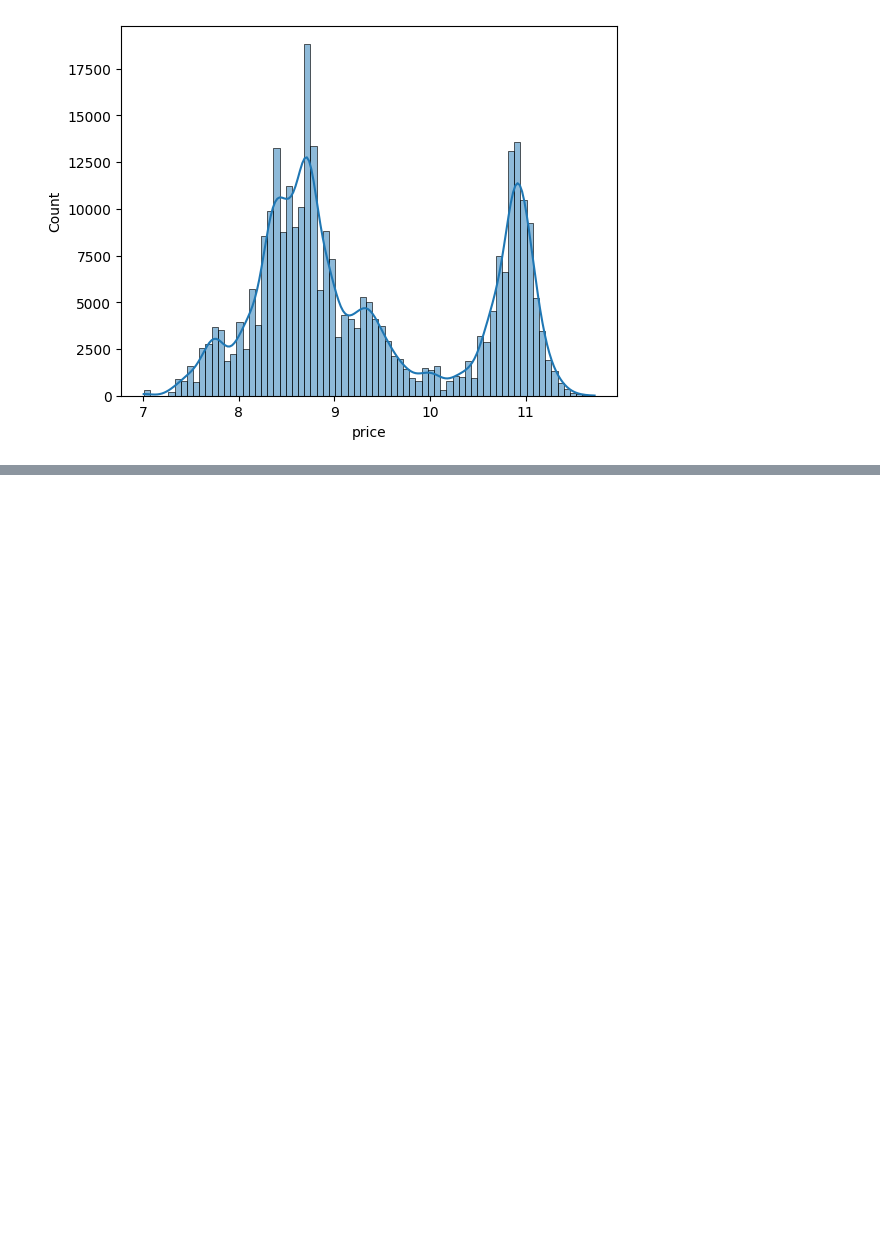
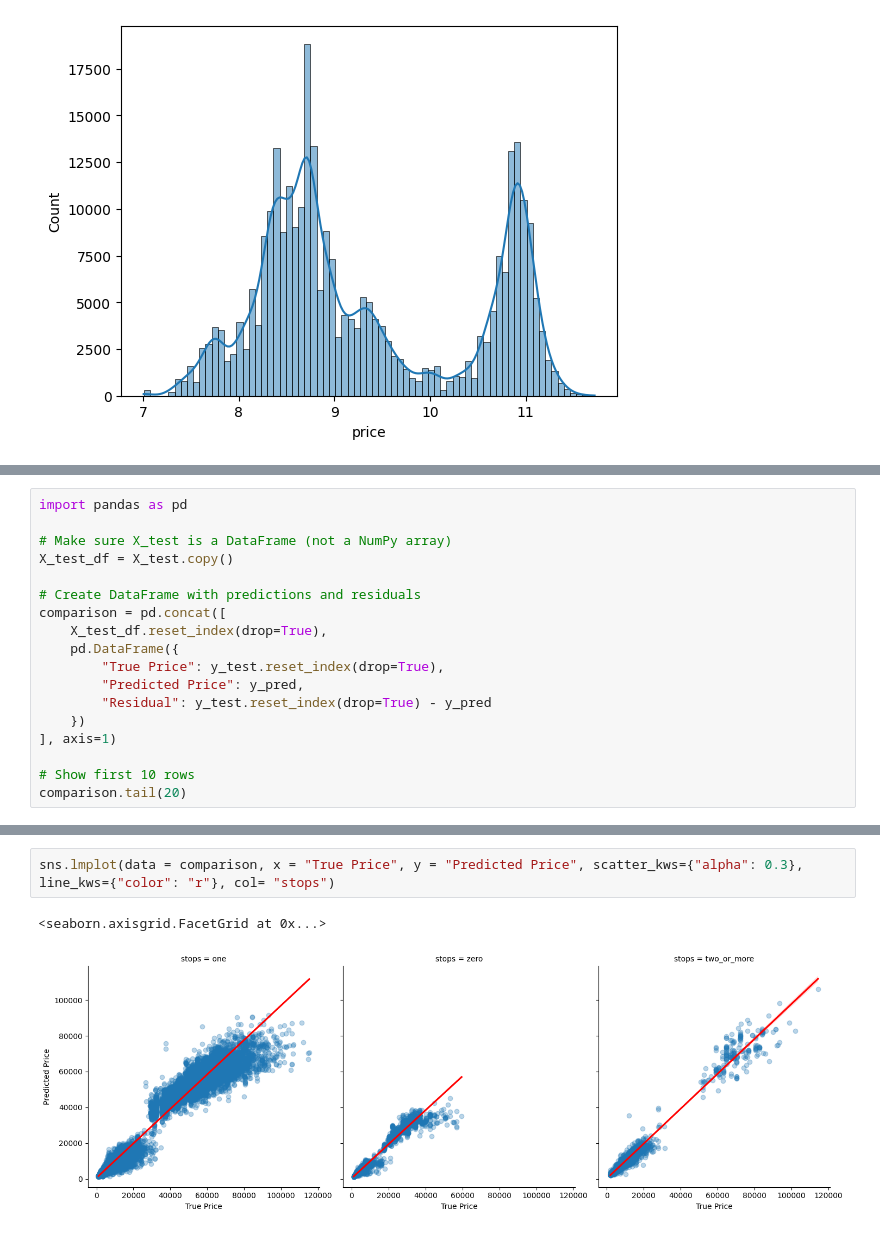
Before and after one commit to ChannMyae-Zaw/airplane-price-prediction, a Jupyter notebook: notebooks/02_model_experiments.ipynb, the cells around one changed output, grey strips where cells are left out. Drawn from its saved outputs; the diff is of its cells as text; blank space fills up the shorter version.

```diff
--- a/notebooks/02_model_experiments.ipynb
+++ b/notebooks/02_model_experiments.ipynb
@@ -201,0 +198,18 @@ joblib.dump(lgb_reg, "lgb_model.pkl")
+# %%
+import pandas as pd
+
+# Make sure X_test is a DataFrame (not a NumPy array)
+X_test_df = X_test.copy()
+
+# Create DataFrame with predictions and residuals
+comparison = pd.concat([
+    X_test_df.reset_index(drop=True),
+    pd.DataFrame({
+        "True Price": y_test.reset_index(drop=True),
+        "Predicted Price": y_pred,
+        "Residual": y_test.reset_index(drop=True) - y_pred
+    })
+], axis=1)
+
+# Show first 10 rows
+comparison.tail(20)
@@ -201,0 +244,5 @@ joblib.dump(lgb_reg, "lgb_model.pkl")
+# %%
+sns.lmplot(data = comparison, x = "True Price", y = "Predicted Price", scatter_kws={"alpha": 0.3}, line_kws={"color": "r"}, col= "stops")
+# %% [output]
+<seaborn.axisgrid.FacetGrid at 0x...>
+[figure, added]
```
Also changed, not shown: parts of 20 cells of this notebook.
